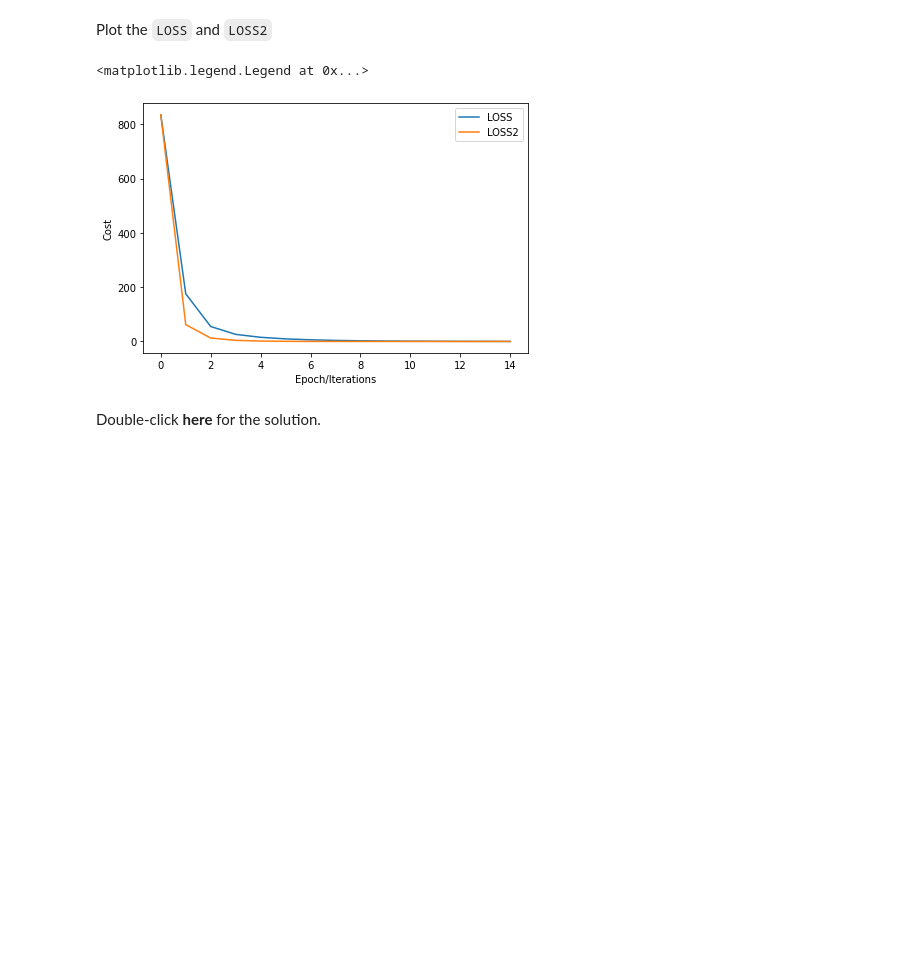
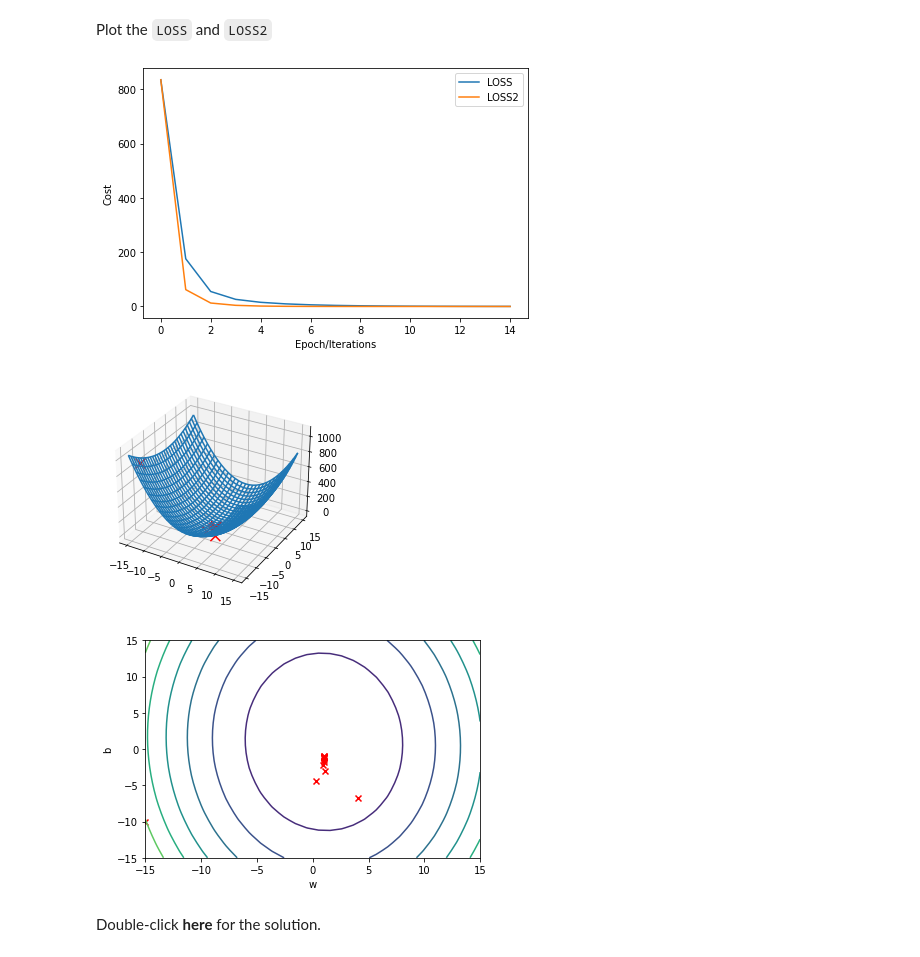
Before and after one commit to Aljoja/IBM-ML-Python, a Jupyter notebook: Deep Neural Networks with PyTorch/Week 2/2.3_training_slope_and_bias_v3.ipynb, the cells around one changed output. Drawn from its saved outputs; the diff is of its cells as text; code cells hidden in the pictures; blank space fills up the shorter version.

```diff
--- a/Deep Neural Networks with PyTorch/Week 2/2.3_training_slope_and_bias_v3.ipynb
+++ b/Deep Neural Networks with PyTorch/Week 2/2.3_training_slope_and_bias_v3.ipynb
@@ -311,16 +315,19 @@ Plot the <code>LOSS</code> and <code>LOSS2</code>
 # %%
 # Practice: Plot the LOSS and LOSS2 in order to compare the Total Loss
 
 # Type your code here
 plt.plot(LOSS, label = "LOSS")
 plt.plot(LOSS2, label = "LOSS2")
 plt.tight_layout()
 plt.xlabel("Epoch/Iterations")
 plt.ylabel("Cost")
 plt.legend()
+plt.show()
+get_surface2.final_plot()
 # %% [output]
-<matplotlib.legend.Legend at 0x...>
 [figure]
+[figure, added]
+[figure, added]
 # %% [markdown]
 Double-click <b>here</b> for the solution.
 <!--
```
Also changed, not shown: parts of 4 cells of this notebook, 5 other files.
